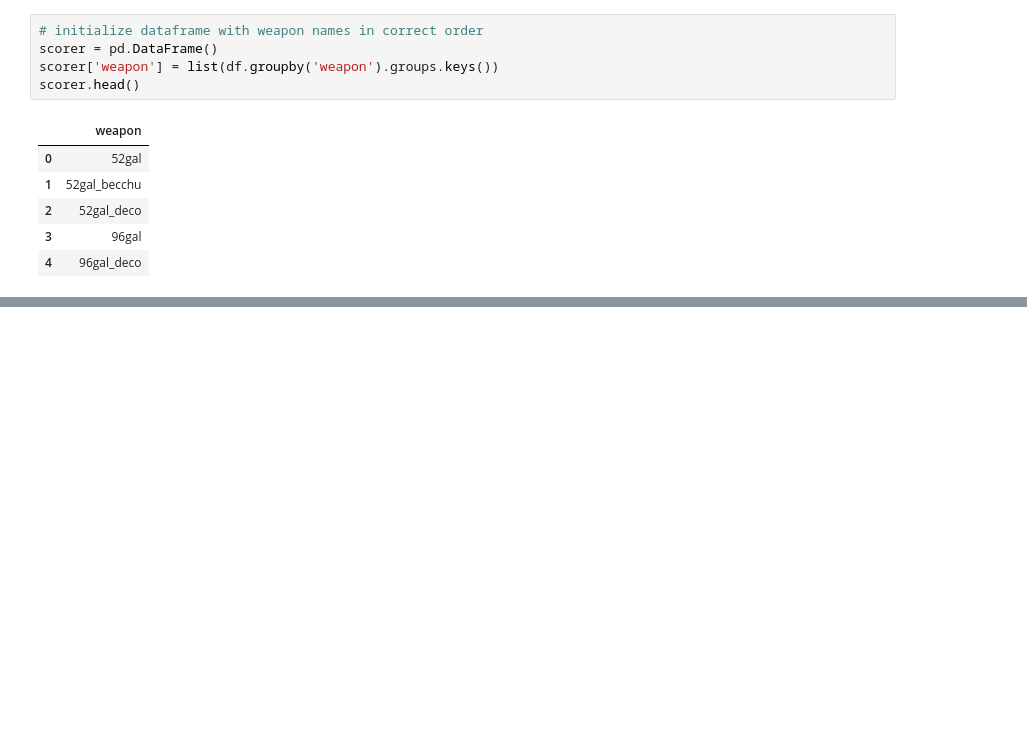
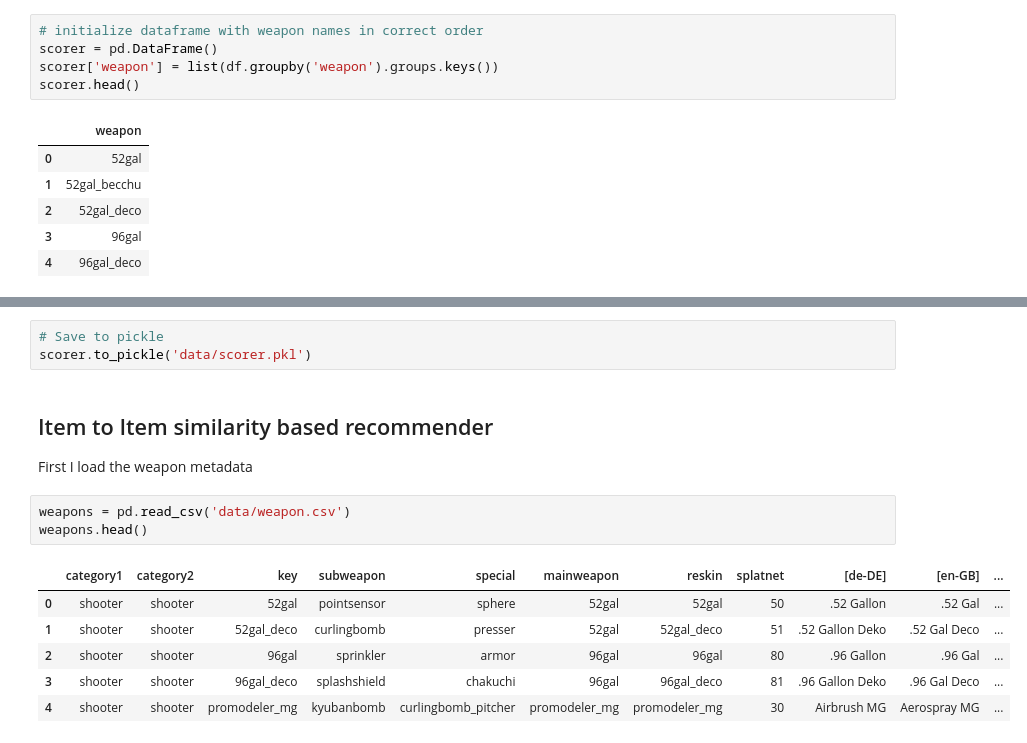
Before and after one commit to Rokushou/Splatoon-2-Meta-Modeling, a Jupyter notebook: Weapon Recommender.ipynb, the cells around one changed output, grey strips where cells are left out. Cells and saved outputs as stored; diff of their text form; blank space fills up the shorter version.

Commit message:
afternoon save

```diff
--- a/Weapon Recommender.ipynb
+++ b/Weapon Recommender.ipynb
@@ -343,0 +322,17 @@ scorer.head()
+# %%
+# Save to pickle
+scorer.to_pickle('data/scorer.pkl')
+# %% [markdown]
+## Item to Item similarity based recommender
+
+First I load the weapon metadata
+# %%
+weapons = pd.read_csv('data/weapon.csv')
+weapons.head()
+# %% [output]
+|  | category1 | category2 | key | subweapon | special | mainweapon | reskin | splatnet | [de-DE] | [en-GB] | ... |
+| 0 | shooter | shooter | 52gal | pointsensor | sphere | 52gal | 52gal | 50 | .52 Gallon | .52 Gal | ... |
+| 1 | shooter | shooter | 52gal_deco | curlingbomb | presser | 52gal | 52gal_deco | 51 | .52 Gallon Deko | .52 Gal Deco | ... |
+| 2 | shooter | shooter | 96gal | sprinkler | armor | 96gal | 96gal | 80 | .96 Gallon | .96 Gal | ... |
+| 3 | shooter | shooter | 96gal_deco | splashshield | chakuchi | 96gal | 96gal_deco | 81 | .96 Gallon Deko | .96 Gal Deco | ... |
+| 4 | shooter | shooter | promodeler_mg | kyubanbomb | curlingbomb_pitcher | promodeler_mg | promodeler_mg | 30 | Airbrush MG | Aerospray MG | ... |
```
Also changed, not shown: parts of 19 cells of this notebook, 3 other files.
